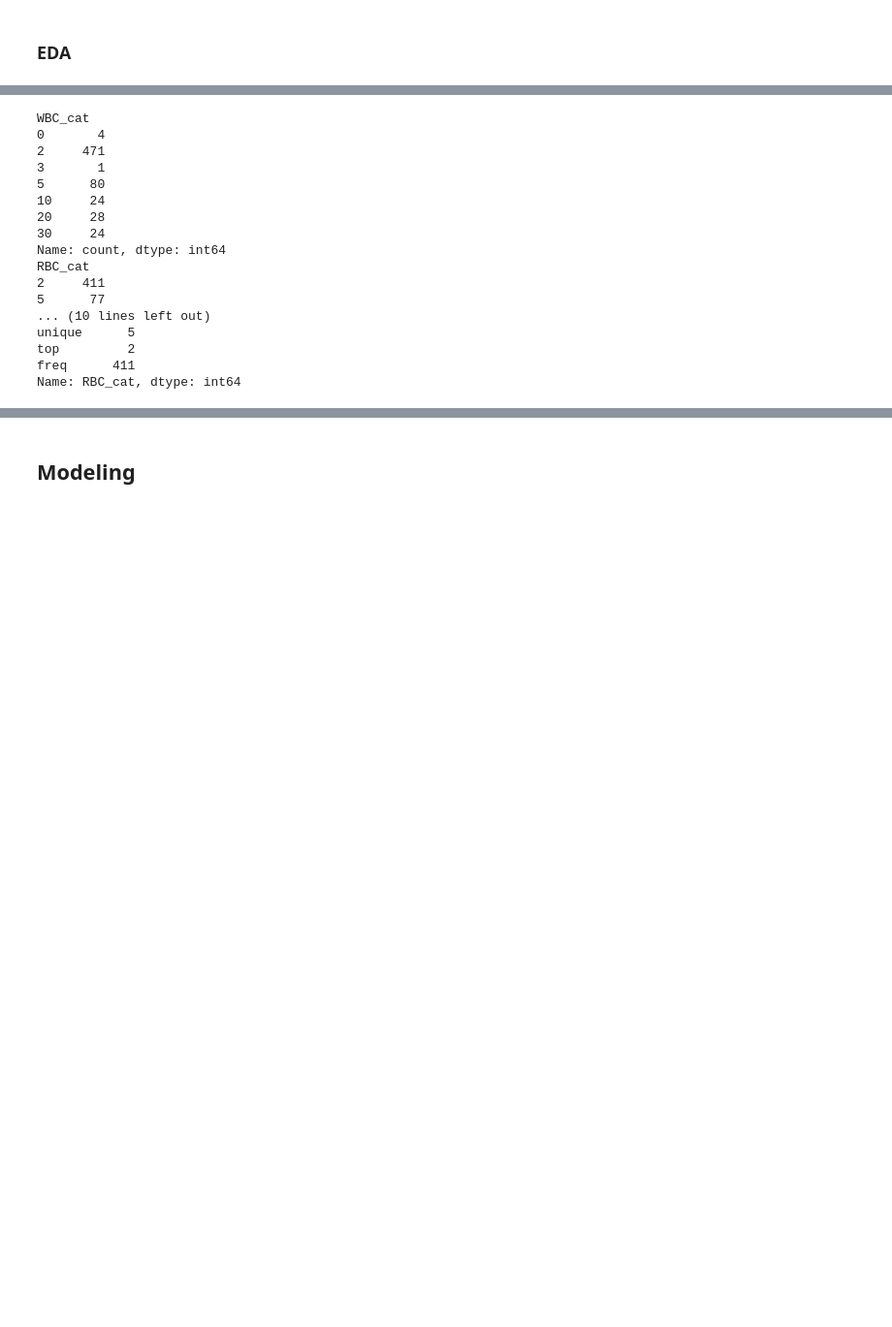
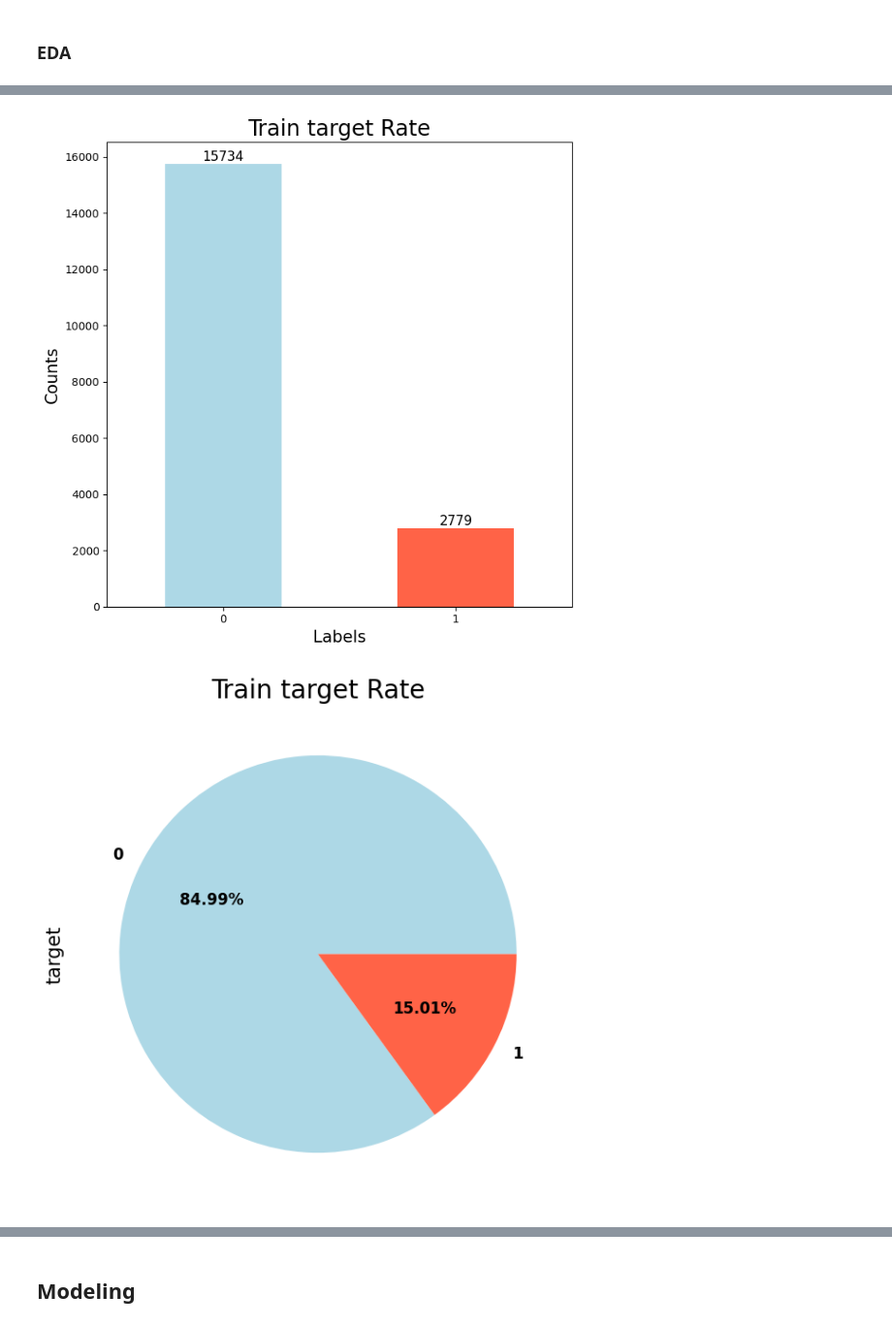
Before and after one commit to tabjun/2024-study, a Jupyter notebook: xgboost study/code file/total_model.ipynb, the cells around one changed output, grey strips where cells are left out. Shown at 97% size. Cells and saved outputs as stored; diff of their text form; code cells hidden in the pictures; blank space fills up the shorter version.

```diff
--- a/xgboost study/code file/total_model.ipynb
+++ b/xgboost study/code file/total_model.ipynb
@@ -62,6 +43,0 @@ print(ex_copy.shape)
-# %%
-train.drop(['group'], axis=1, inplace=True)
-
-print(train.shape)
-
-print(ex_copy.shape)
@@ -88,7 +43,0 @@ train 변수에서 validation 변수 제외한 변수들:['glu_urine', 'WBC_re',
-# %%
-print(train.shape)
-
-train.columns = ['age', 'sex', 'HTN', 'DM', 'plt', 'tpro', 'alb', 'bun', 'cr', 'eGFR',
-       'blood_dip', 'protein_dip', 'acr_urine', 'pcr_urine', 'glu',
-       'glu_urine', 'esterase_urine', 'dysmorphism', 'RBC', 'WBC',
-       'RBC_binary', 'WBC_binary', 'esterase_binary', 'target']
@@ -126,0 +44,5 @@ test.head()
+# %%
+train['group'] = train["group"].astype("category")
+train.info()
+valid['group'] = valid["group"].astype("category")
+test['group'] = test["group"].astype("category")
@@ -178,27 +73,35 @@ plt.show()
-# %%
-ex_copy['WBC_cat'] = ex_copy['WBC'].astype('category')
-ex_copy['RBC_cat'] = ex_copy['RBC'].astype('category')
-
-print(ex_copy['WBC_cat'].value_counts().sort_index())
-print(ex_copy['RBC_cat'].value_counts().sort_index())
-
-print(ex_copy['WBC_cat'].describe())
-print(ex_copy['RBC_cat'].describe())
-# %% [output]
-WBC_cat
-0       4
-2     471
-3       1
-5      80
-10     24
-20     28
-30     24
-Name: count, dtype: int64
-RBC_cat
-2     411
-5      77
-... (10 lines left out)
-unique      5
-top         2
-freq      411
-Name: RBC_cat, dtype: int64
+# %%
+plt.figure(figsize=(7, 7))  # Adjust the figure size as needed
+
+plt.title('Train target Rate', fontsize=20)
+plt.ylabel('Counts', fontsize=15)
+plt.xlabel('Labels', fontsize=15)
+
+# Get the value counts of 'target' and plot as a bar plot
+train['target'].value_counts().sort_index().plot(kind='bar', color=['lightblue', 'tomato'])
+
+# Annotate the bars with their values
+for index, value in enumerate(train['target'].value_counts().sort_index()):
+    plt.text(index, value + 10, str(value), ha='center', va='bottom', fontsize=12)
+
+plt.xticks(rotation=0)  # Keep the x-labels horizontal for better readability
+
+plt.tight_layout()  # Adjust layout to prevent clipping of labels
+
+plt.show()
+
+plt.figure(figsize=(7,7))
+
+plt.title('Train target Rate' , fontsize=20)
+
+plt.ylabel('labels' , fontsize=15)
+
+train['target'].value_counts().plot.pie(autopct = '%.2f%%' ,
+                                         colors = ['lightblue', 'tomato'] ,
+                                         textprops = {'fontsize' : 12 ,
+                                                      'weight' : 'bold'})
+
+plt.show()
+# %% [output]
+[figure, added]
+[figure, added]
```
Also changed, not shown: parts of 89 cells of this notebook, 1 other file.
